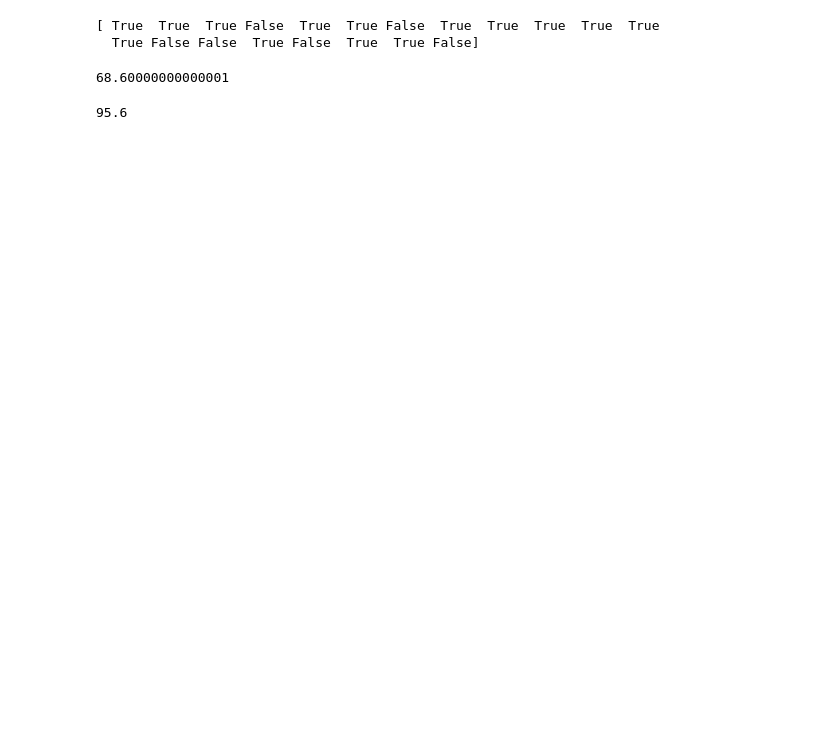
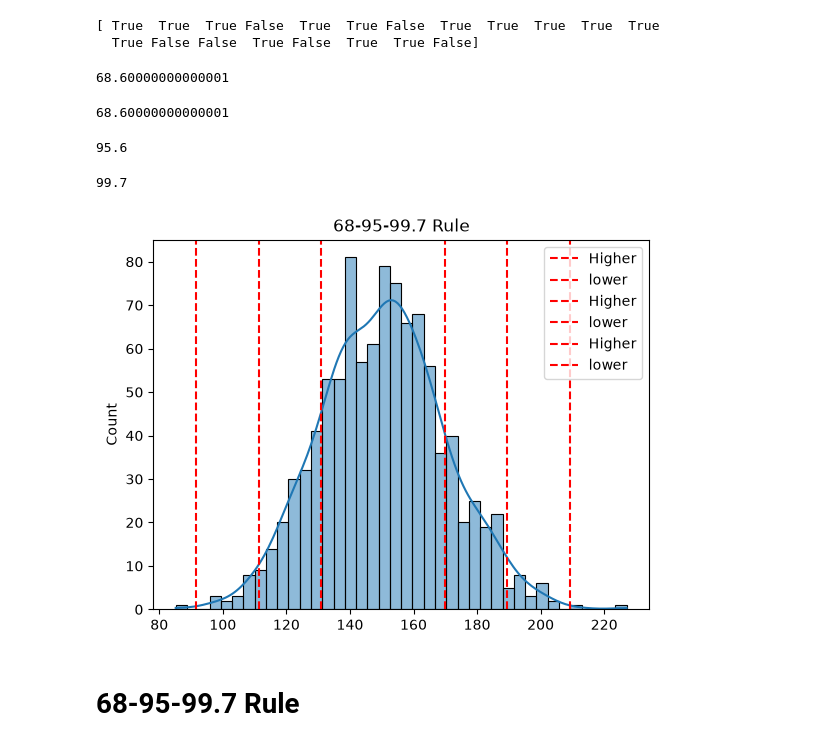
Before and after one commit to kartikcodes26/Python_Journey, a Jupyter notebook: Data Analysis/Statistics/Data and Sampling Distributions/08_Normal_Distribution_Curve.ipynb, the cells around one changed output. Saved outputs shown, nothing was run; the diff lists cells and outputs as text; code cells hidden in the pictures; blank space fills up the shorter version.

```diff
--- a/Data Analysis/Statistics/Data and Sampling Distributions/08_Normal_Distribution_Curve.ipynb
+++ b/Data Analysis/Statistics/Data and Sampling Distributions/08_Normal_Distribution_Curve.ipynb
@@ -52,7 +52,41 @@ print((np.sum(b_data) / 1000) * 100)
 # %% [output]
 68.60000000000001
 # %%
-b_data = (data < mean + 2 * sd) & (data > mean - 2 * sd)
+b_data = (data < mean + sd) & (data > mean - sd)
 print((np.sum(b_data) / 1000) * 100)
+
+# This means 68% of data lies between +- 1 std
 # %% [output]
-95.6
+68.60000000000001
+# %%
+b_data = (data < mean + 2 * sd) & (data > mean - 2 * sd)
+print((np.sum(b_data) / 1000) * 100)
+
+# This means 95% of data lies between +- 2 std
+# %% [output]
+95.6
+# %%
+b_data = (data < mean + 3 * sd) & (data > mean - 3 * sd)
+print((np.sum(b_data) / 1000) * 100)
+
+# This means 99% of data lies between +- 3 std
+# %% [output]
+99.7
+# %%
+sns.histplot(
+    data,
+    bins = 40,
+    kde = True
+)
+
+for i in range (1, 4):
+    plt.axvline(mean + i * sd, linestyle = "--", color = "red", label = "Higher")
+    plt.axvline(mean - i * sd, linestyle = "--", color = "red", label = "lower")
+
+plt.legend()
+plt.title("68-95-99.7 Rule")
+plt.show()
+# %% [output]
+[figure, added]
+# %% [markdown]
+# 68-95-99.7 Rule
```
Also changed, not shown: parts of 2 cells of this notebook, 4 other files.
